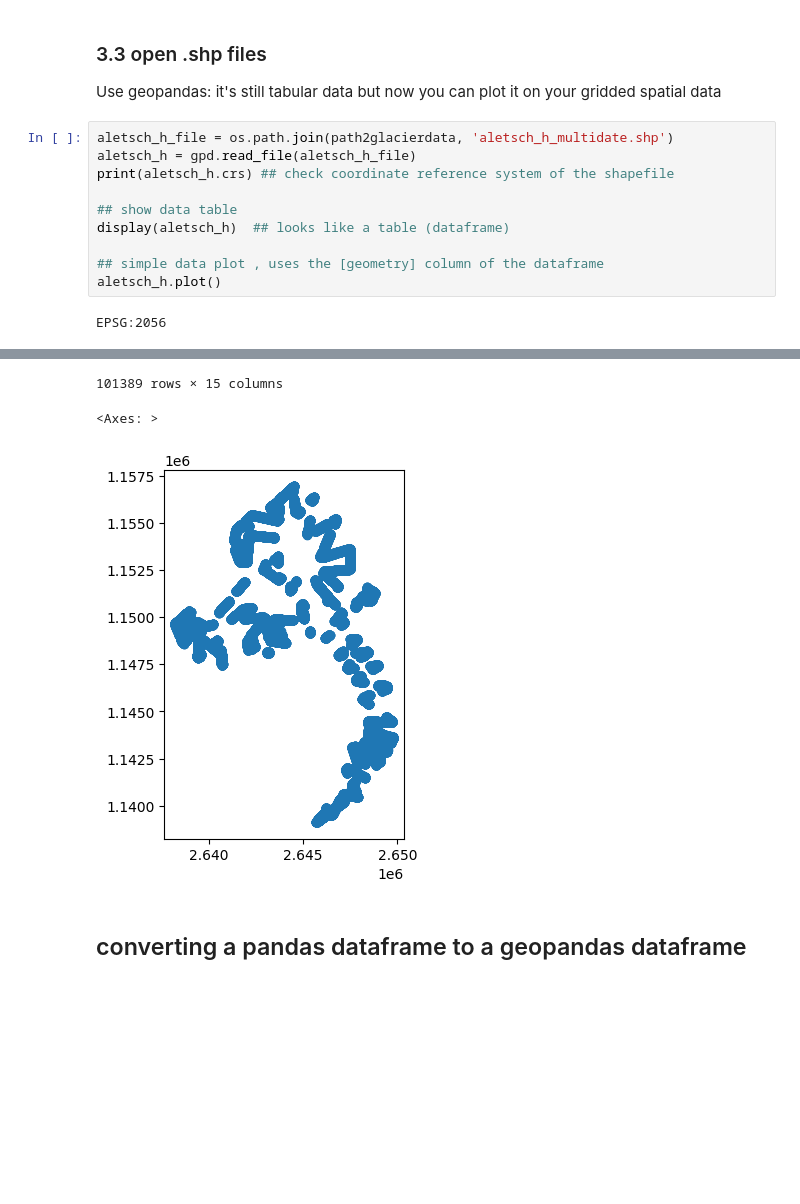
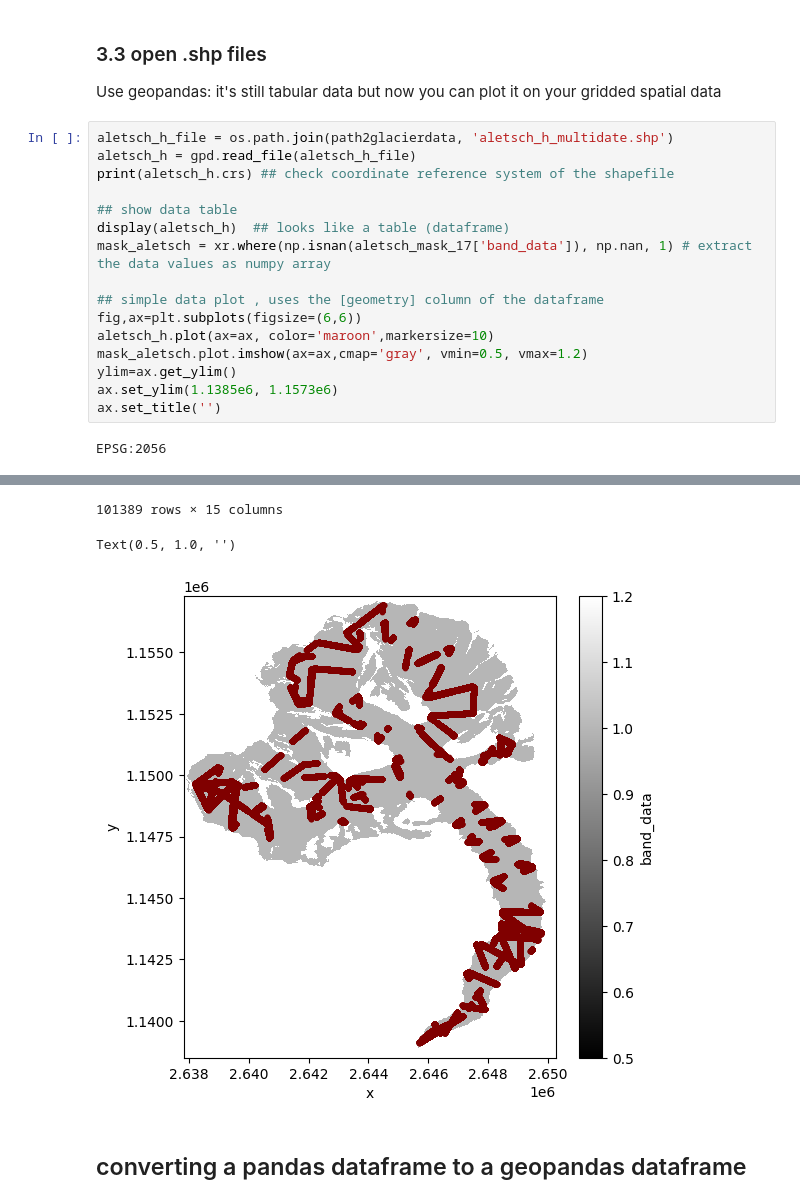
Before and after one commit to mizeboud/ContinuIX_WP1, a Jupyter notebook: notebooks/demo_load_glacierdata.ipynb, the cells around one changed output, grey strips where cells are left out. Saved outputs shown, nothing was run; the diff lists cells and outputs as text; blank space fills up the shorter version.

```diff
--- a/notebooks/demo_load_glacierdata.ipynb
+++ b/notebooks/demo_load_glacierdata.ipynb
@@ -385,30 +385,36 @@ Use geopandas: it's still tabular data but now you can plot it on your gridded s
 # %%
 aletsch_h_file = os.path.join(path2glacierdata, 'aletsch_h_multidate.shp')
 aletsch_h = gpd.read_file(aletsch_h_file)
 print(aletsch_h.crs) ## check coordinate reference system of the shapefile
 
 ## show data table
 display(aletsch_h)  ## looks like a table (dataframe)
+mask_aletsch = xr.where(np.isnan(aletsch_mask_17['band_data']), np.nan, 1) # extract the data values as numpy array
 
 ## simple data plot , uses the [geometry] column of the dataframe
-aletsch_h.plot()
+fig,ax=plt.subplots(figsize=(6,6))
+aletsch_h.plot(ax=ax, color='maroon',markersize=10)
+mask_aletsch.plot.imshow(ax=ax,cmap='gray', vmin=0.5, vmax=1.2)
+ylim=ax.get_ylim()
+ax.set_ylim(1.1385e6, 1.1573e6)
+ax.set_title('')
 # %% [output]
 EPSG:2056
 |  | prf_name | prf_id | pt_id | sgi_id | z_surf | z_bed | thk | thk_min | thk_max | reference | doi | ... |
 | 0 | 20110322_Aletsch_BGR_flight3_prof... | 20110322_20110322_014 | 41 | B36/26 | 2808.03 | 2776.711 | 31.319 | 25.763041 | 36.874959 | VAW (2012) | 10.18750/icethickness.2020.r2020 | ... |
 | 1 | 20110322_Aletsch_BGR_flight3_prof... | 20110322_20110322_014 | 42 | B36/26 | 2808.10 | 2776.033 | 32.067 | 26.497763 | 37.636237 | VAW (2012) | 10.18750/icethickness.2020.r2020 | ... |
 | 2 | 20110322_Aletsch_BGR_flight3_prof... | 20110322_20110322_014 | 43 | B36/26 | 2808.10 | 2775.358 | 32.742 | 27.160781 | 38.323219 | VAW (2012) | 10.18750/icethickness.2020.r2020 | ... |
 | 3 | 20110322_Aletsch_BGR_flight3_prof... | 20110322_20110322_014 | 44 | B36/26 | 2808.17 | 2774.681 | 33.489 | 27.894521 | 39.083479 | VAW (2012) | 10.18750/icethickness.2020.r2020 | ... |
 | 4 | 20110322_Aletsch_BGR_flight3_prof... | 20110322_20110322_014 | 45 | B36/26 | 2808.24 | 2774.006 | 34.234 | 28.626296 | 39.841704 | VAW (2012) | 10.18750/icethickness.2020.r2020 | ... |
 | ... | ... | ... | ... | ... | ... | ... | ... | ... | ... | ... | ... | ... |
 | 101384 | 20090331_Aletsch_BGR_flight1_prof... | 20090331_20090331_010 | 892 | B36/26 | 3491.79 | 3417.539 | 74.251 | 67.932935 | 80.569065 | VAW (2012) | 10.18750/icethickness.2020.r2020 | ... |
 | 101385 | 20090331_Aletsch_BGR_flight1_prof... | 20090331_20090331_010 | 893 | B36/26 | 3491.61 | 3417.349 | 74.261 | 67.942757 | 80.579243 | VAW (2012) | 10.18750/icethickness.2020.r2020 | ... |
 | 101386 | 20090331_Aletsch_BGR_flight1_prof... | 20090331_20090331_010 | 894 | B36/26 | 3491.42 | 3417.160 | 74.260 | 67.941775 | 80.578225 | VAW (2012) | 10.18750/icethickness.2020.r2020 | ... |
 | 101387 | 20090331_Aletsch_BGR_flight1_prof... | 20090331_20090331_010 | 895 | B36/26 | 3491.26 | 3416.968 | 74.292 | 67.973207 | 80.610793 | VAW (2012) | 10.18750/icethickness.2020.r2020 | ... |
 | 101388 | 20090331_Aletsch_BGR_flight1_prof... | 20090331_20090331_010 | 896 | B36/26 | 3490.91 | 3416.778 | 74.132 | 67.816047 | 80.447953 | VAW (2012) | 10.18750/icethickness.2020.r2020 | ... |
 101389 rows × 15 columns
-<Axes: >
+Text(0.5, 1.0, '')
-[figure, old version]
+[figure, new version]
 # %% [markdown]
 ## converting a pandas dataframe to a geopandas dataframe
 # %%
```
